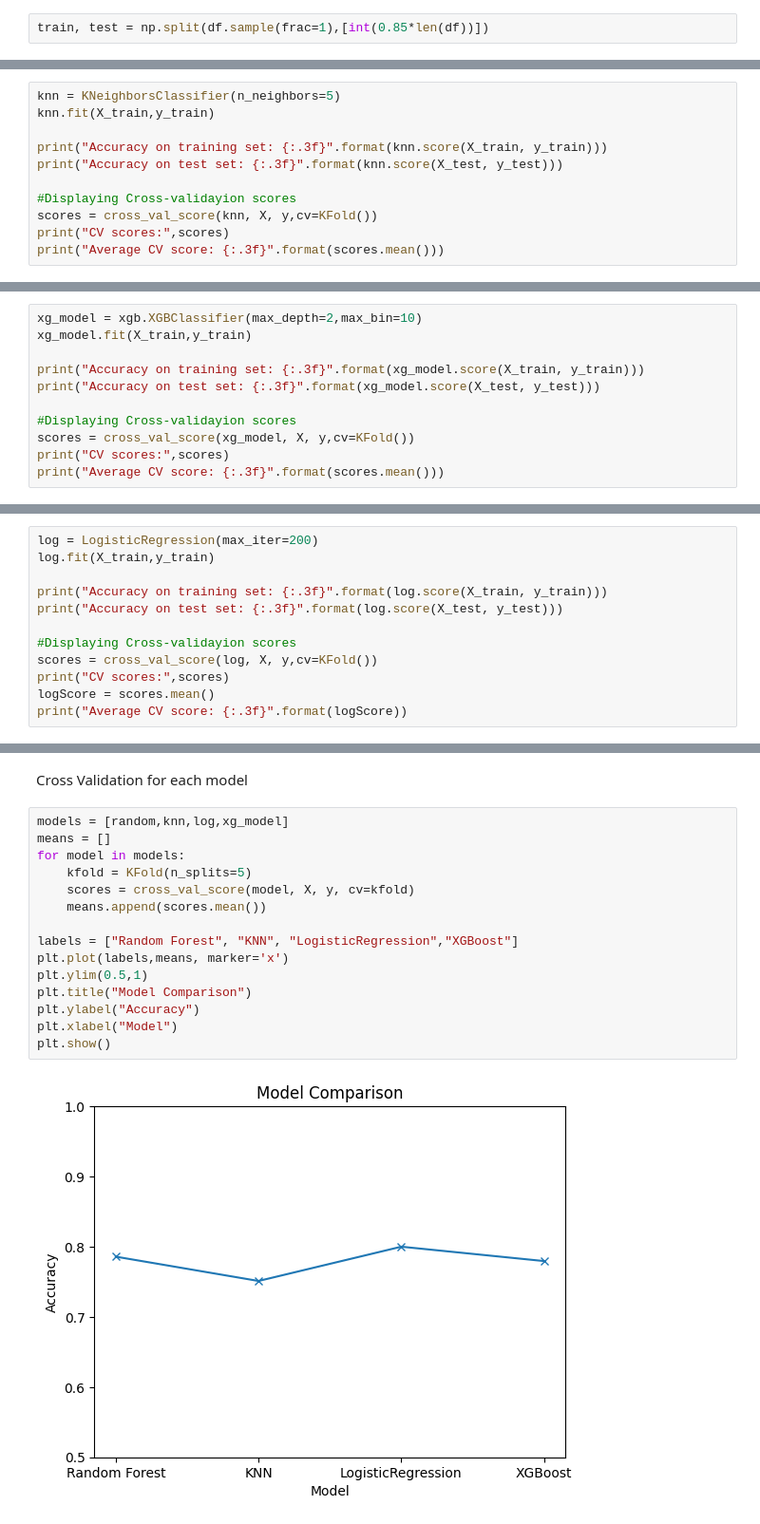
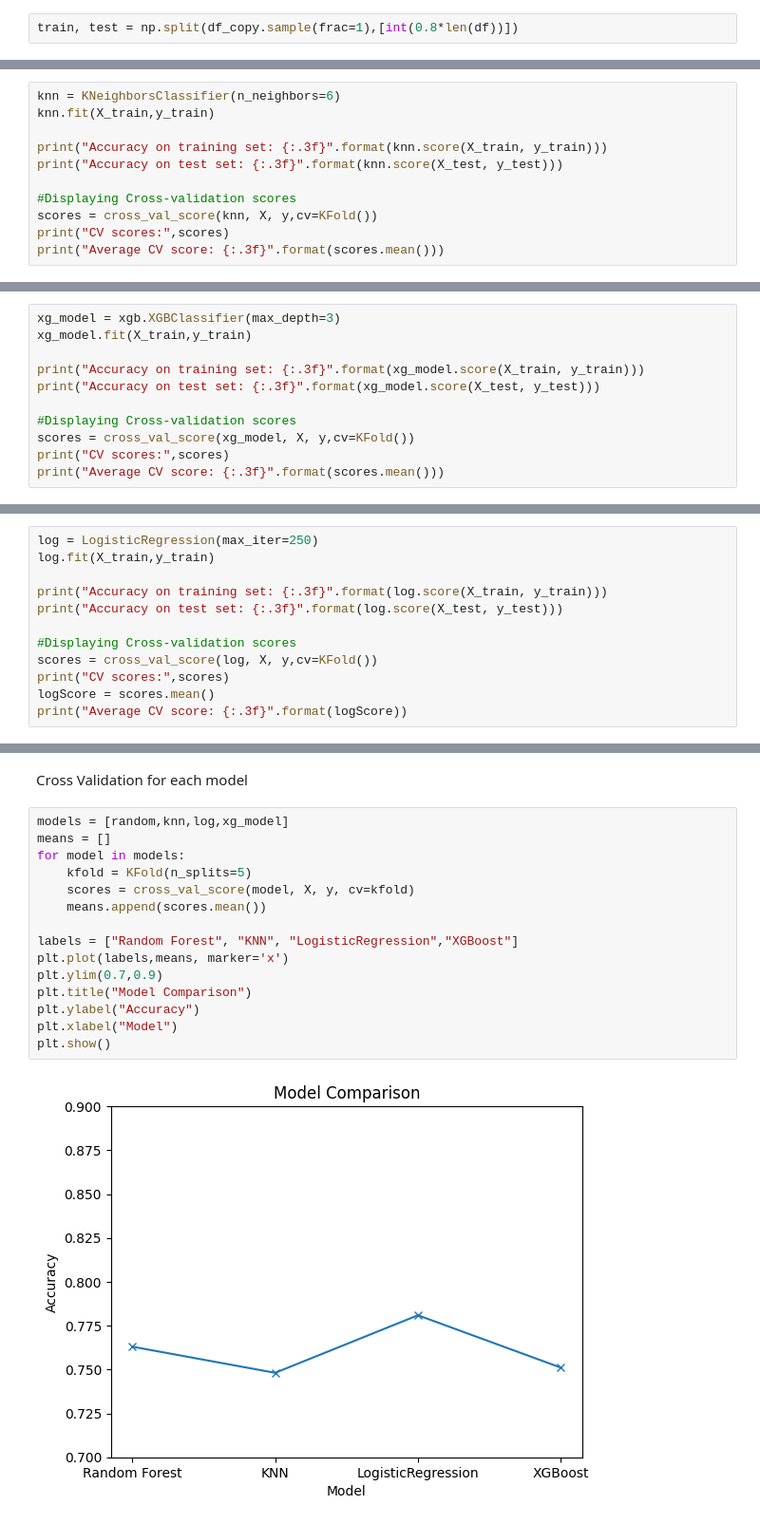
Before and after one commit to it21053528/Machine-learning, a Jupyter notebook: Diabetes/diabetes.ipynb, the cells around one changed output, grey strips where cells are left out. Shown at 95% size. Drawn from its saved outputs; the diff is of its cells as text.

```diff
--- a/Diabetes/diabetes.ipynb
+++ b/Diabetes/diabetes.ipynb
@@ -132,7 +187,7 @@ y = df['Outcome']
 # %% [markdown]
 Train Test Split
 # %%
-train, test = np.split(df.sample(frac=1),[int(0.85*len(df))])
+train, test = np.split(df_copy.sample(frac=1),[int(0.8*len(df))])
 # %% [markdown]
 Scaling and Oversampling
 # %%
@@ -179,13 +234,13 @@ Average CV score: 0.794
 # %% [markdown]
 K-Nearest Neighbors
 # %%
-knn = KNeighborsClassifier(n_neighbors=5)
+knn = KNeighborsClassifier(n_neighbors=6)
 knn.fit(X_train,y_train)
 
 print("Accuracy on training set: {:.3f}".format(knn.score(X_train, y_train)))
 print("Accuracy on test set: {:.3f}".format(knn.score(X_test, y_test)))
 
-#Displaying Cross-validayion scores
+#Displaying Cross-validation scores
 scores = cross_val_score(knn, X, y,cv=KFold())
 print("CV scores:",scores)
 print("Average CV score: {:.3f}".format(scores.mean()))
@@ -197,13 +252,13 @@ Average CV score: 0.751
 # %% [markdown]
 XGBoost
 # %%
-xg_model = xgb.XGBClassifier(max_depth=2,max_bin=10)
+xg_model = xgb.XGBClassifier(max_depth=3)
 xg_model.fit(X_train,y_train)
 
 print("Accuracy on training set: {:.3f}".format(xg_model.score(X_train, y_train)))
 print("Accuracy on test set: {:.3f}".format(xg_model.score(X_test, y_test)))
 
-#Displaying Cross-validayion scores
+#Displaying Cross-validation scores
 scores = cross_val_score(xg_model, X, y,cv=KFold())
 print("CV scores:",scores)
 print("Average CV score: {:.3f}".format(scores.mean()))
@@ -215,13 +270,13 @@ Average CV score: 0.780
 # %% [markdown]
 Logistic Regression
 # %%
-log = LogisticRegression(max_iter=200)
+log = LogisticRegression(max_iter=250)
 log.fit(X_train,y_train)
 
 print("Accuracy on training set: {:.3f}".format(log.score(X_train, y_train)))
 print("Accuracy on test set: {:.3f}".format(log.score(X_test, y_test)))
 
-#Displaying Cross-validayion scores
+#Displaying Cross-validation scores
 scores = cross_val_score(log, X, y,cv=KFold())
 print("CV scores:",scores)
 logScore = scores.mean()
@@ -236,17 +291,17 @@ Cross Validation for each model
 # %%
 models = [random,knn,log,xg_model]
 means = []
 for model in models:
     kfold = KFold(n_splits=5)
     scores = cross_val_score(model, X, y, cv=kfold)
     means.append(scores.mean())
 
 labels = ["Random Forest", "KNN", "LogisticRegression","XGBoost"]
 plt.plot(labels,means, marker='x')
-plt.ylim(0.5,1)
+plt.ylim(0.7,0.9)
 plt.title("Model Comparison")
 plt.ylabel("Accuracy")
 plt.xlabel("Model")
 plt.show()
 # %% [output]
-[figure, old version]
+[figure, new version]
```
Also changed, not shown: parts of 36 cells of this notebook, 1 other file.
